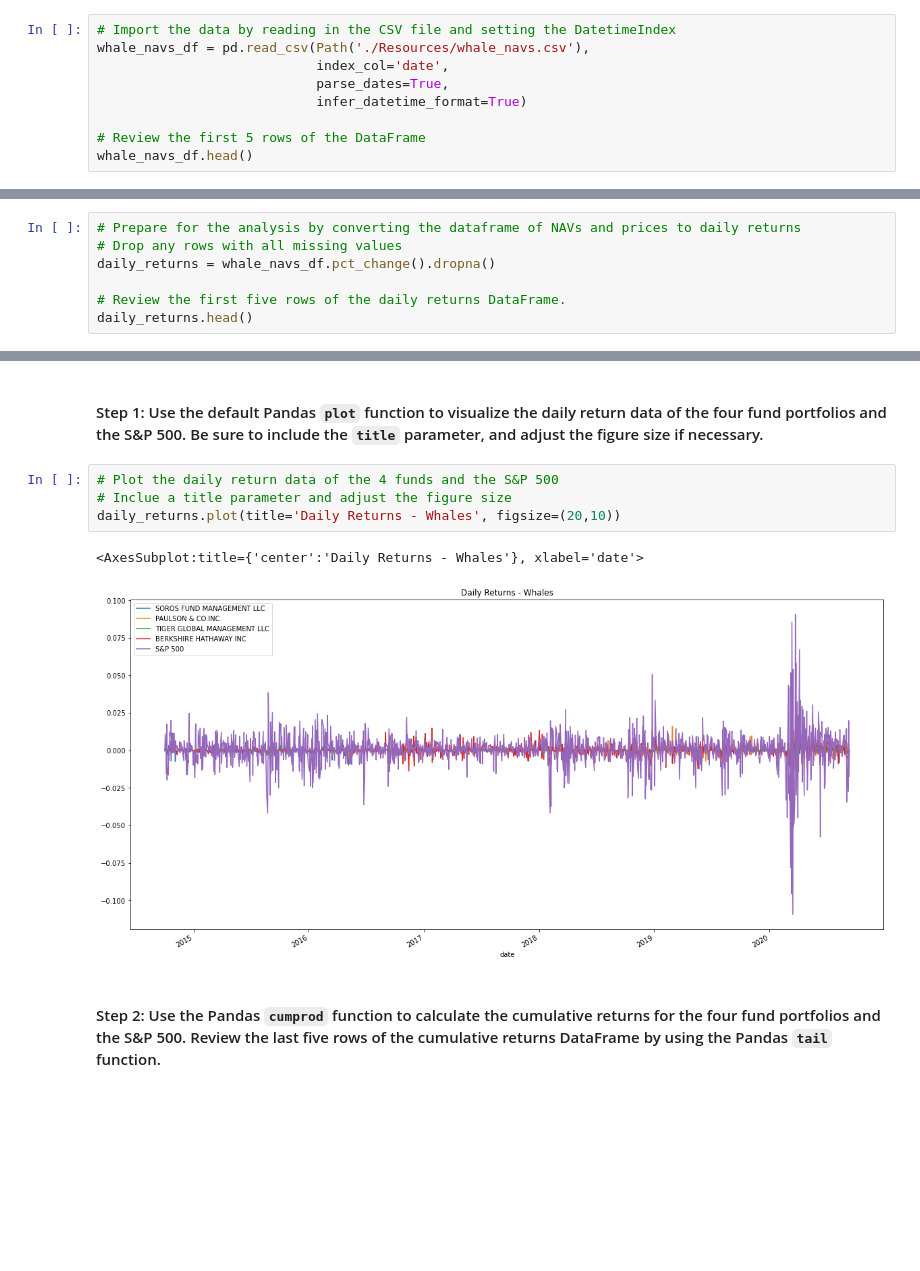
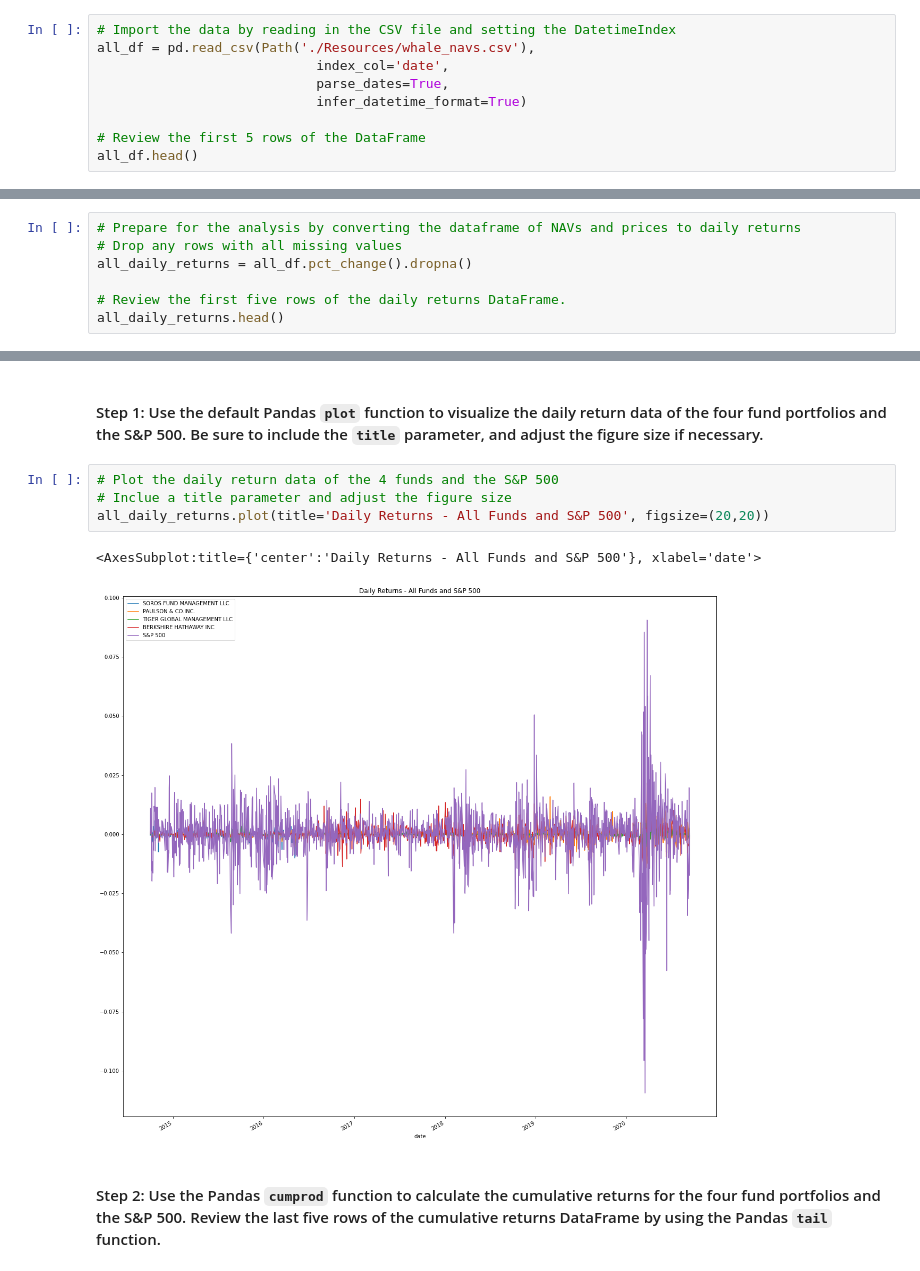
Before and after one commit to quinnwong31/RiskReturnAnalysis, a Jupyter notebook: risk_return_analysis.ipynb, the cells around one changed output, grey strips where cells are left out. Drawn from its saved outputs; the diff is of its cells as text; blank space fills up the shorter version.

```diff
--- a/risk_return_analysis.ipynb
+++ b/risk_return_analysis.ipynb
@@ -108,13 +108,13 @@ from pathlib import Path
 #### Step 2: Use the `read_csv` function and the `Path` module to read the `whale_navs.csv` file into a Pandas DataFrame. Be sure to create a `DateTimeIndex`. Review the first five rows of the DataFrame by using the `head` function.
 # %%
 # Import the data by reading in the CSV file and setting the DatetimeIndex
-whale_navs_df = pd.read_csv(Path('./Resources/whale_navs.csv'),
+all_df = pd.read_csv(Path('./Resources/whale_navs.csv'),
                             index_col='date',
                             parse_dates=True,
                             infer_datetime_format=True)
 
 # Review the first 5 rows of the DataFrame
-whale_navs_df.head()
+all_df.head()
 # %% [output]
 |  | SOROS FUND MANAGEMENT LLC | PAULSON & CO.INC. | TIGER GLOBAL MANAGEMENT LLC | BERKSHIRE HATHAWAY INC | S&P 500 |
 | date |  |  |  |  |  |
@@ -128,10 +128,10 @@ whale_navs_df.head()
 # %%
 # Prepare for the analysis by converting the dataframe of NAVs and prices to daily returns
 # Drop any rows with all missing values
-daily_returns = whale_navs_df.pct_change().dropna()
+all_daily_returns = all_df.pct_change().dropna()
 
 # Review the first five rows of the daily returns DataFrame.
-daily_returns.head()
+all_daily_returns.head()
 # %% [output]
 |  | SOROS FUND MANAGEMENT LLC | PAULSON & CO.INC. | TIGER GLOBAL MANAGEMENT LLC | BERKSHIRE HATHAWAY INC | S&P 500 |
 | date |  |  |  |  |  |
@@ -155,10 +155,10 @@ Analyze the data to determine if any of the portfolios outperform the broader st
 # %%
 # Plot the daily return data of the 4 funds and the S&P 500
 # Inclue a title parameter and adjust the figure size
-daily_returns.plot(title='Daily Returns - Whales', figsize=(20,10))
+all_daily_returns.plot(title='Daily Returns - All Funds and S&P 500', figsize=(20,20))
 # %% [output]
-<AxesSubplot:title={'center':'Daily Returns - Whales'}, xlabel='date'>
+<AxesSubplot:title={'center':'Daily Returns - All Funds and S&P 500'}, xlabel='date'>
-[figure, old version]
+[figure, new version]
 # %% [markdown]
 #### Step 2: Use the Pandas `cumprod` function to calculate the cumulative returns for the four fund portfolios and the S&P 500. Review the last five rows of the cumulative returns DataFrame by using the Pandas `tail` function.
 # %%
```
Also changed, not shown: parts of 28 cells of this notebook.
